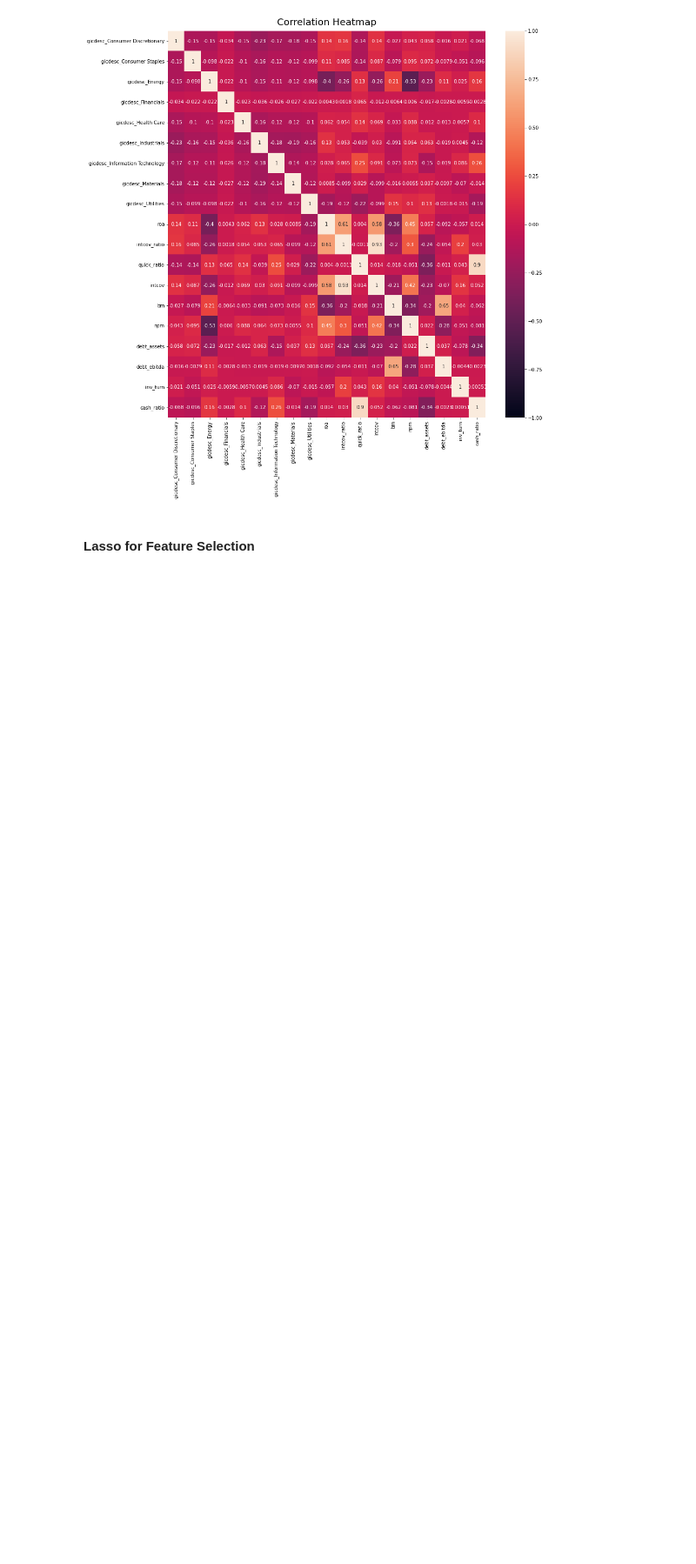
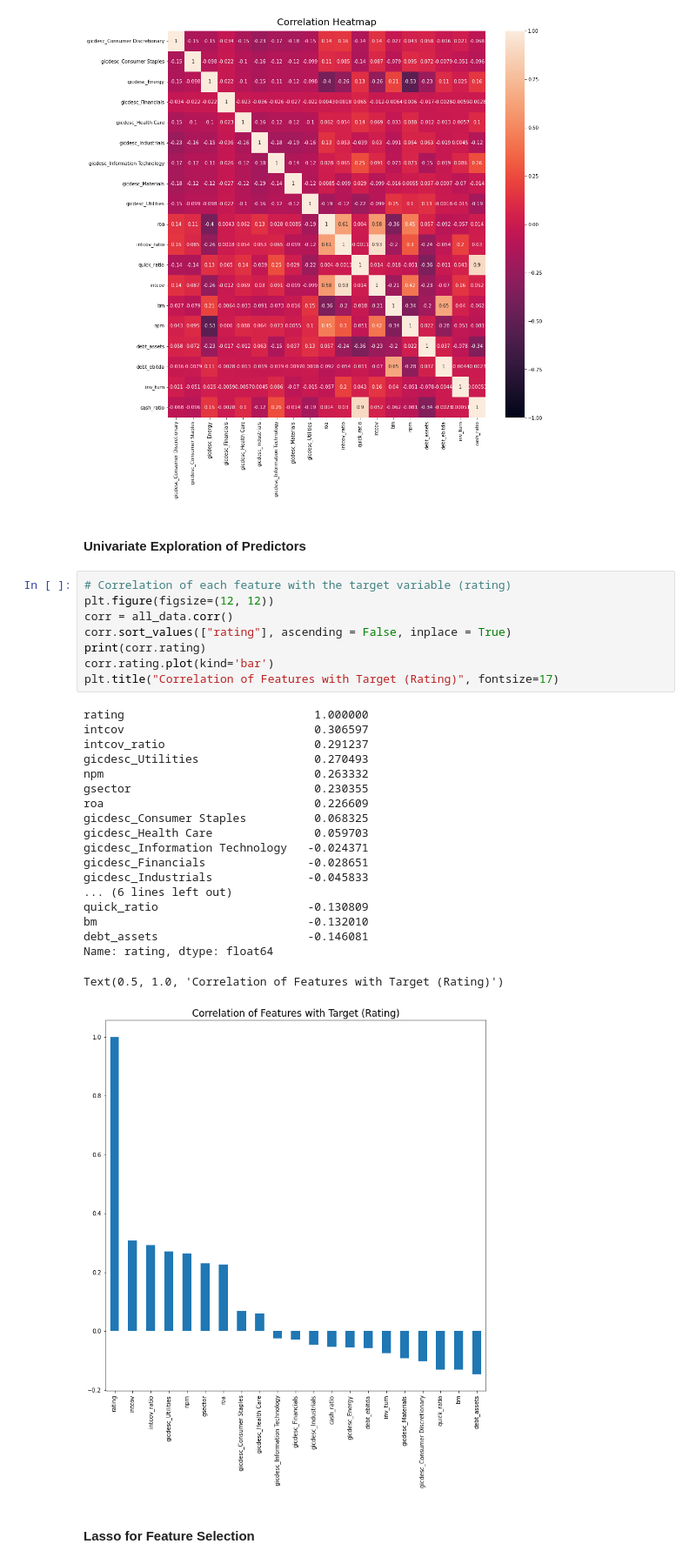
Before and after one commit to acremins1/SCL-and-Comps-Analysis, a Jupyter notebook: sury_hw2/Final Code.ipynb, the cells around one changed output. Shown at 87% size. Drawn from its saved outputs; the diff is of its cells as text; blank space fills up the shorter version.

Commit message:
univariate corrs w target & misclassified firms in RF model

```diff
--- a/sury_hw2/Final Code.ipynb
+++ b/sury_hw2/Final Code.ipynb
@@ -80,6 +84,36 @@ heatmap.set_title('Correlation Heatmap', fontdict={'fontsize':20}, pad=12)
 # %% [output]
 Text(0.5, 1.0, 'Correlation Heatmap')
 [figure]
+# %% [markdown]
+#### Univariate Exploration of Predictors
+# %%
+# Correlation of each feature with the target variable (rating)
+plt.figure(figsize=(12, 12))
+corr = all_data.corr()
+corr.sort_values(["rating"], ascending = False, inplace = True)
+print(corr.rating)
+corr.rating.plot(kind='bar')
+plt.title("Correlation of Features with Target (Rating)", fontsize=17)
+# %% [output]
+rating                            1.000000
+intcov                            0.306597
+intcov_ratio                      0.291237
+gicdesc_Utilities                 0.270493
+npm                               0.263332
+gsector                           0.230355
+roa                               0.226609
+gicdesc_Consumer Staples          0.068325
+gicdesc_Health Care               0.059703
+gicdesc_Information Technology   -0.024371
+gicdesc_Financials               -0.028651
+gicdesc_Industrials              -0.045833
+... (6 lines left out)
+quick_ratio                      -0.130809
+bm                               -0.132010
+debt_assets                      -0.146081
+Name: rating, dtype: float64
+Text(0.5, 1.0, 'Correlation of Features with Target (Rating)')
+[figure, added]
 # %% [markdown]
 #### Lasso for Feature Selection
 # %% [markdown]
```
Also changed, not shown: parts of 6 cells of this notebook.
